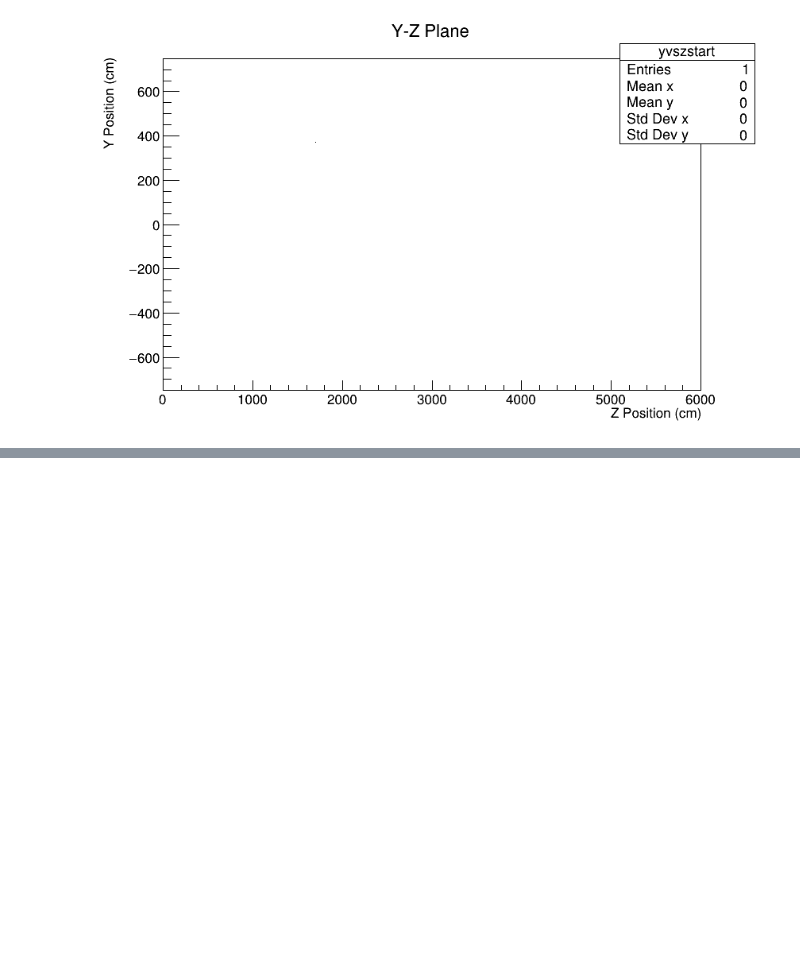
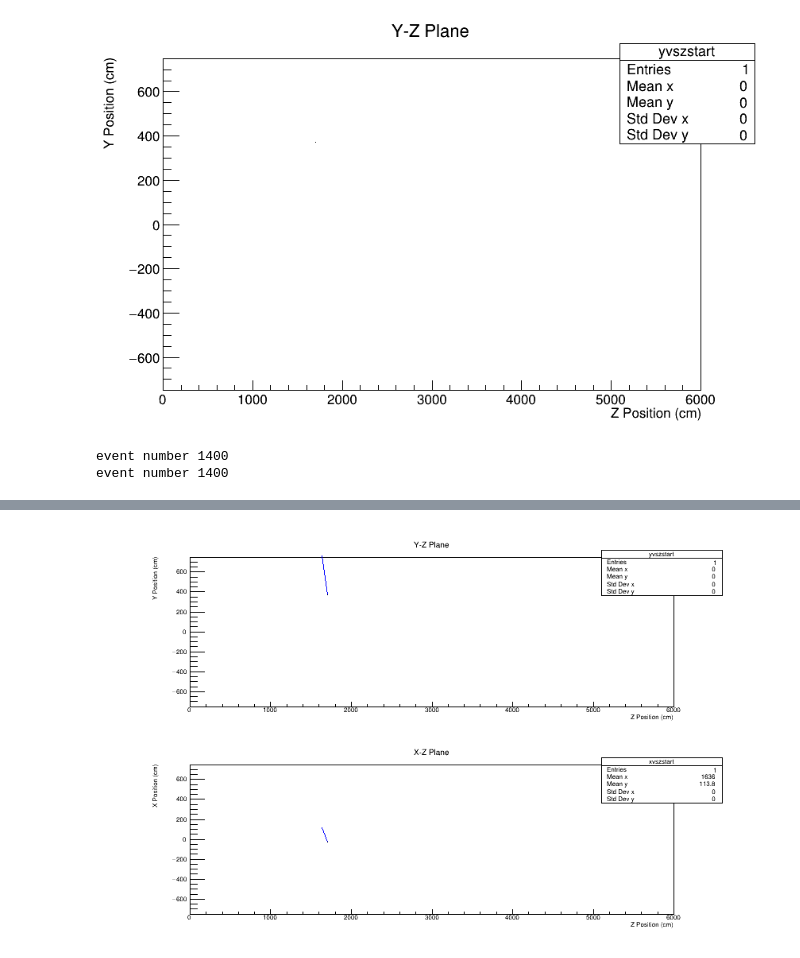
Before and after one commit to navaneethsrinath/RootPractice, a Jupyter notebook: Gif.ipynb, the cells around one changed output, grey strips where cells are left out. Cells and saved outputs as stored; diff of their text form; code cells hidden in the pictures; blank space fills up the shorter version.

```diff
--- a/Gif.ipynb
+++ b/Gif.ipynb
@@ -134,0 +133,59 @@ print(2+2)
+# %%
+canv = ROOT.TCanvas("c1","Canvas 1", 850, 550)
+pad1 = ROOT.TPad("pad1","Pad 1",0.05,0.52,0.95,0.97)
+pad2 = ROOT.TPad("pad2","Pad 2",0.05,0.02,0.95,0.47)
+pad1.Draw()
+pad2.Draw()
+
+yvszstart = ROOT.TH2D("yvszstart", "Y-Z Plane", 350, 0, 6000, 350, -750, 750)
+yvszstop = ROOT.TH2D("yvszstop", "Y vs Z Stop", 350, 0, 6000, 350, -750, 750)
+
+pad1.cd()
+for entryNum in range(0, tree.GetEntries()):
+    tree.GetEntry(entryNum)
+    if getattr(tree, "ntrack") == 0:
+        continue
+    startPosy = getattr(tree, "startPosY")[0]
+    startPosz = getattr(tree, "startPosZ")[0]
+    stopPosy = getattr(tree, "stopPosY")[0]
+    stopPosz = getattr(tree, "stopPosZ")[0]
+    if entryNum == 1400:
+        print("event number", entryNum)
+        yvszstart.Fill(startPosz, startPosy)
+        yvszstop.Fill(stopPosz, stopPosy)
+        line1400 = ROOT.TLine(startPosz, startPosy, stopPosz, stopPosy)
+line1400.SetLineColor(ROOT.kBlue)
+yvszstart.GetYaxis().SetTitle("Y Position (cm)")
+yvszstart.GetXaxis().SetTitle("Z Position (cm)")
+yvszstart.Draw()
+yvszstop.Draw("same")
+line1400.Draw()
+
+xvszstart = ROOT.TH2D("xvszstart", "X-Z Plane", 350, 0, 6000, 350, -750, 750)
+xvszstop = ROOT.TH2D("xvszstop", "X vs Z Stop", 350, 0, 6000, 350, -750, 750)
+
+pad2.cd()
+for entryNum in range(0, tree.GetEntries()):
+    tree.GetEntry(entryNum)
+    if getattr(tree, "ntrack") == 0:
+        continue
+    startPosx = getattr(tree, "startPosX")[0]
+    startPosz = getattr(tree, "startPosZ")[0]
+    stopPosx = getattr(tree, "stopPosX")[0]
+    stopPosz = getattr(tree, "stopPosZ")[0]
+    if entryNum == 1400:
+        print("event number", entryNum)
+        xvszstart.Fill(startPosz, startPosx)
+        xvszstop.Fill(stopPosz, stopPosx)
+        line1400x = ROOT.TLine(startPosz, startPosx, stopPosz, stopPosx)
+line1400x.SetLineColor(ROOT.kBlue)
+xvszstart.GetYaxis().SetTitle("X Position (cm)")
+xvszstart.GetXaxis().SetTitle("Z Position (cm)")
+xvszstart.Draw()
+xvszstop.Draw("same")
+line1400x.Draw()
+
+canv.Draw()
+# %% [output]
+event number 1400
+event number 1400
@@ -134,0 +197 @@ print(2+2)
+[figure, added]
```
Also changed, not shown: parts of 2 cells of this notebook.
